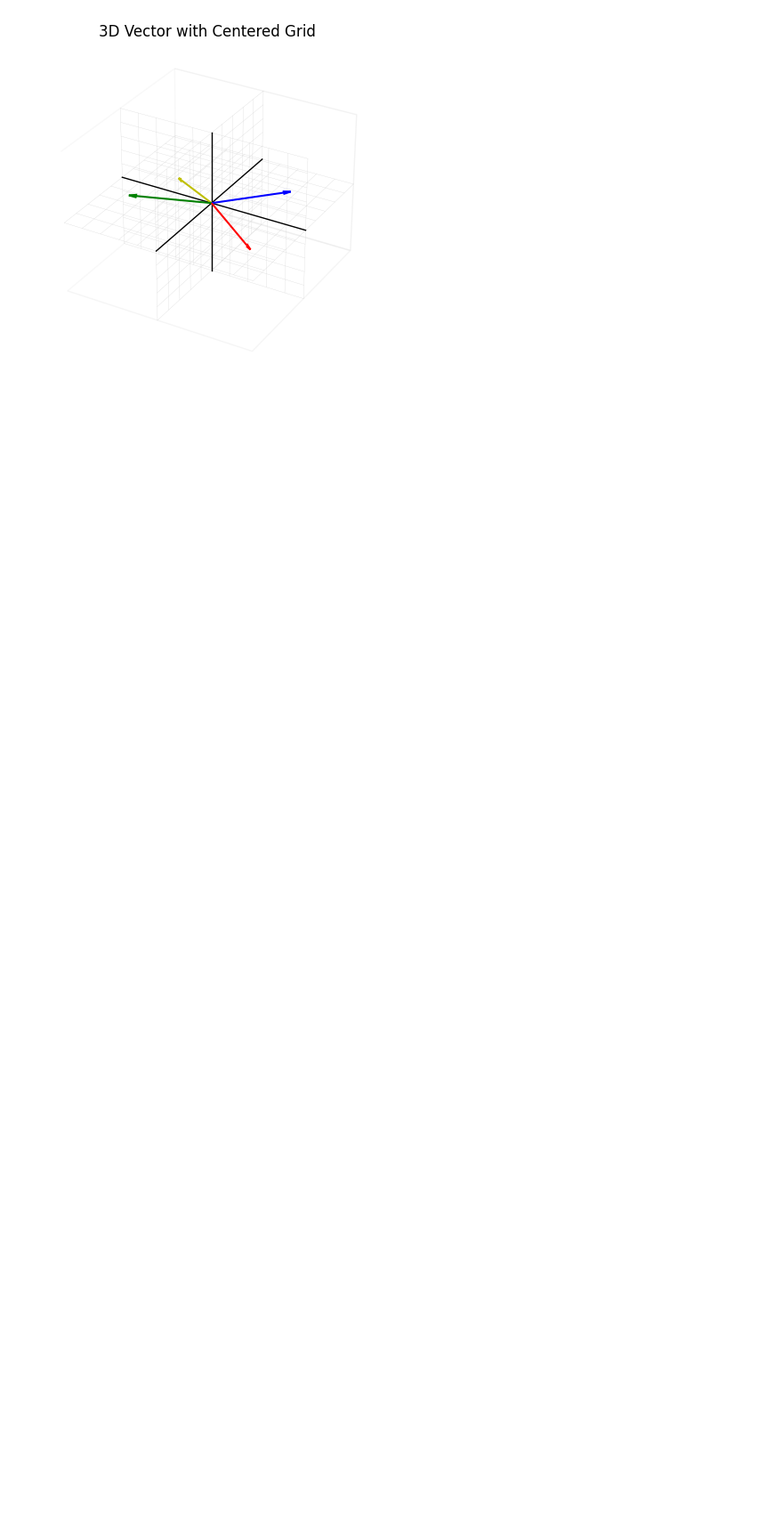
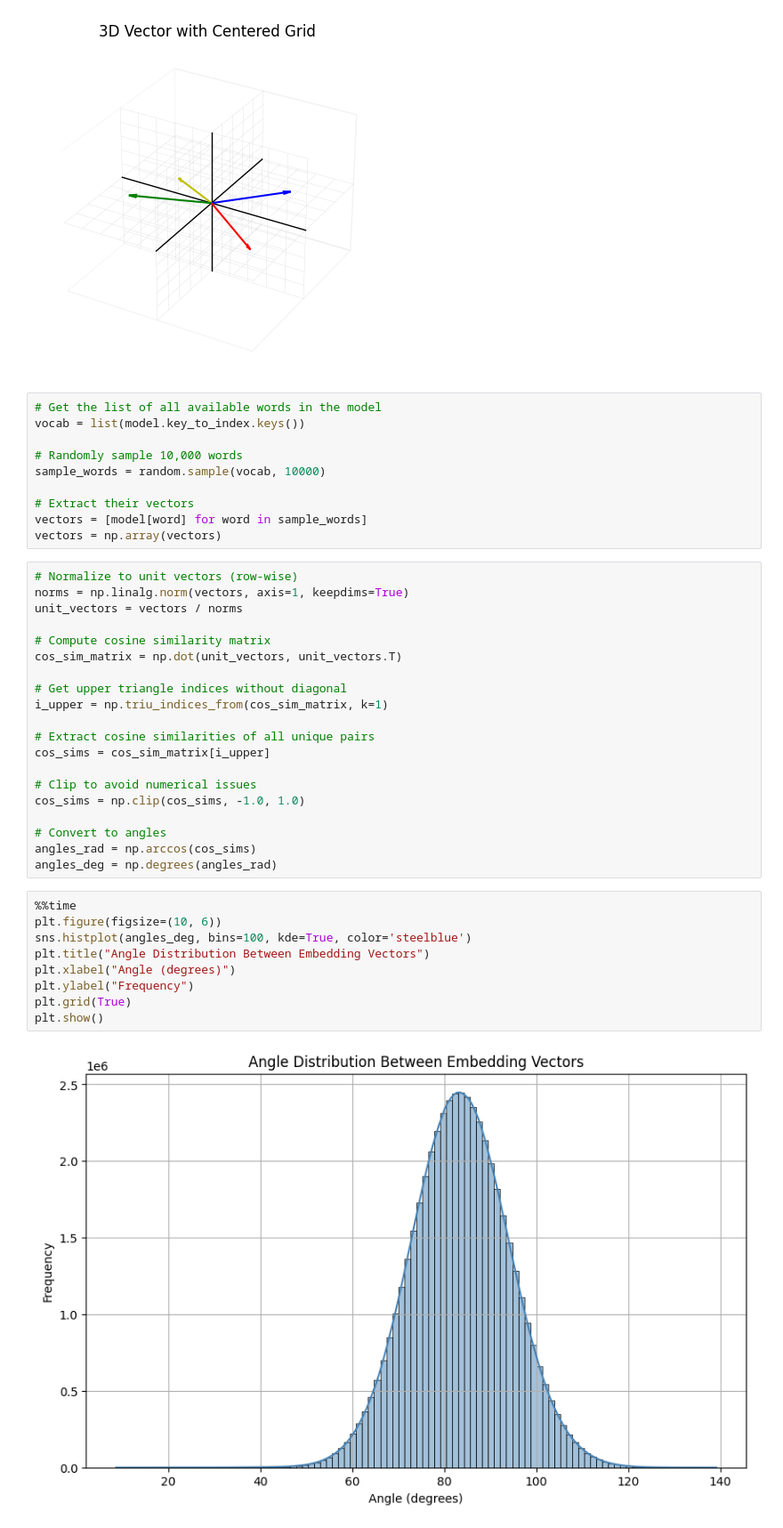
Before and after one commit to daviderestivo/genai, a Jupyter notebook: src/embeddings.ipynb, the cells around one changed output. Shown at 89% size. Cells and saved outputs as stored; diff of their text form; blank space fills up the shorter version.

Commit message:
Add embeddings angle distributions

```diff
--- a/src/embeddings.ipynb
+++ b/src/embeddings.ipynb
@@ -218,3 +223,44 @@ ax.zaxis.line.set_color((0.0, 0.0, 0.0, 0.0))
 plt.show()
 # %% [output]
 [figure]
+# %%
+# Get the list of all available words in the model
+vocab = list(model.key_to_index.keys())
+
+# Randomly sample 10,000 words
+sample_words = random.sample(vocab, 10000)
+
+# Extract their vectors
+vectors = [model[word] for word in sample_words]
+vectors = np.array(vectors)
+# %%
+# Normalize to unit vectors (row-wise)
+norms = np.linalg.norm(vectors, axis=1, keepdims=True)
+unit_vectors = vectors / norms
+
+# Compute cosine similarity matrix
+cos_sim_matrix = np.dot(unit_vectors, unit_vectors.T)
+
+# Get upper triangle indices without diagonal
+i_upper = np.triu_indices_from(cos_sim_matrix, k=1)
+
+# Extract cosine similarities of all unique pairs
+cos_sims = cos_sim_matrix[i_upper]
+
+# Clip to avoid numerical issues
+cos_sims = np.clip(cos_sims, -1.0, 1.0)
+
+# Convert to angles
+angles_rad = np.arccos(cos_sims)
+angles_deg = np.degrees(angles_rad)
+# %%
+%%time
+plt.figure(figsize=(10, 6))
+sns.histplot(angles_deg, bins=100, kde=True, color='steelblue')
+plt.title("Angle Distribution Between Embedding Vectors")
+plt.xlabel("Angle (degrees)")
+plt.ylabel("Frequency")
+plt.grid(True)
+plt.show()
+# %% [output]
+[figure, added]
```
Also changed, not shown: parts of 2 cells of this notebook.
